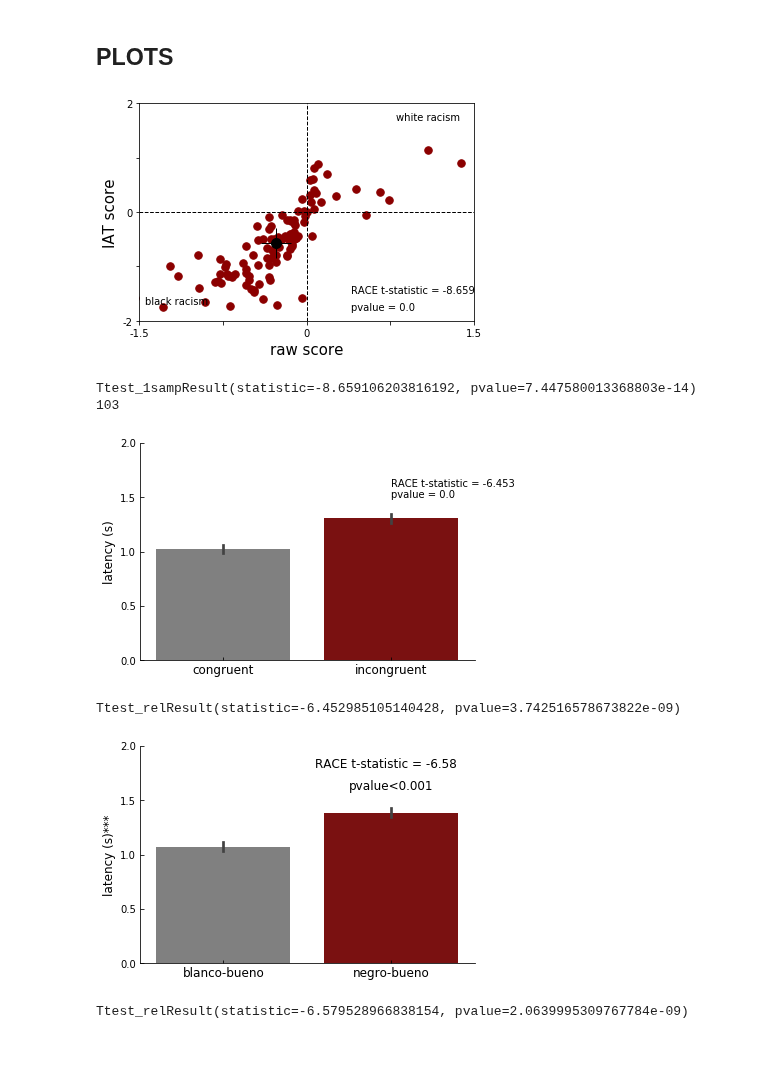
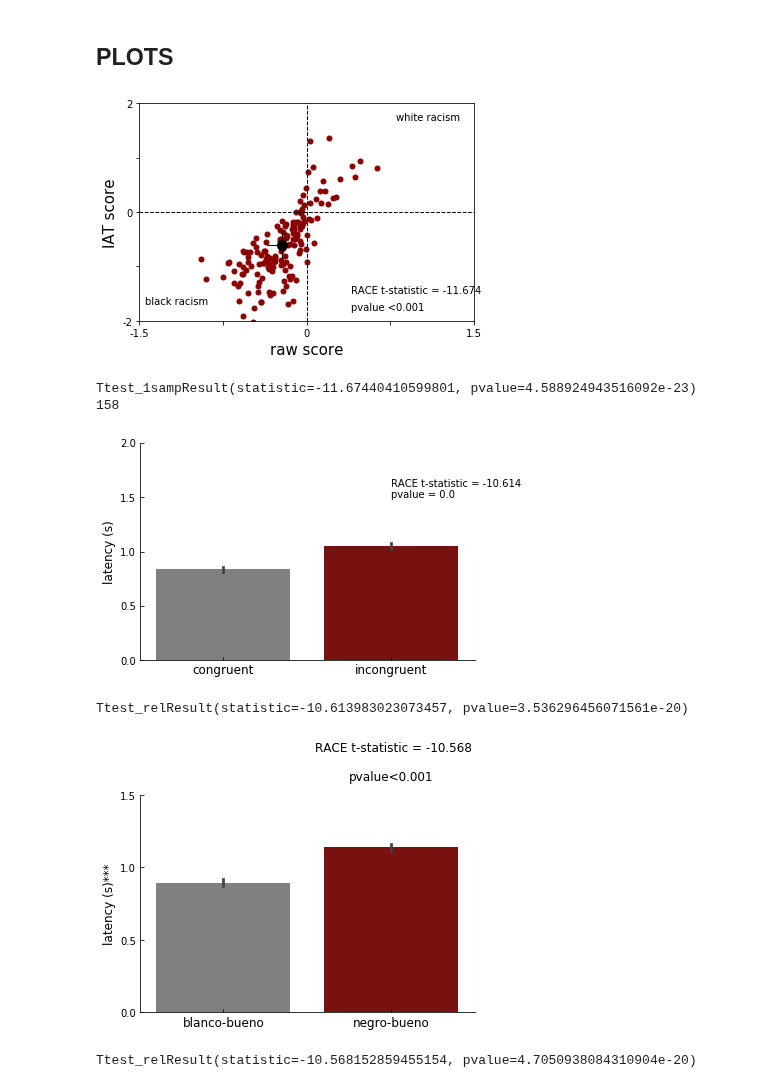
Before and after one commit to davidbestue/OpenBrains, a Jupyter notebook: IAT/analysis_corrected.ipynb, the cells around one changed output. Drawn from its saved outputs; the diff is of its cells as text; code cells hidden in the pictures; blank space fills up the shorter version.

```diff
--- a/IAT/analysis_corrected.ipynb
+++ b/IAT/analysis_corrected.ipynb
@@ -12,7 +12,11 @@ import csv
 #path_folder = 'C:\\Users\\David\\Desktop\\OpenBrains\\juncar_all'
 #path_folder = 'C:\\Users\\David\\Desktop\\OpenBrains\\guinardo_all'
 #path_folder = 'C:\\Users\\David\\Desktop\\OpenBrains\\guinardo_all2'
-path_folder = 'C:\\Users\\David\\Desktop\\OpenBrains\\coles'
+#path_folder = 'C:\\Users\\David\\Desktop\\OpenBrains\\coles'
+path_folder = 'C:\\Users\\David\\Desktop\\OpenBrains\\Pias_sc'
+#path_folder = 'C:\\Users\\David\\Desktop\\OpenBrains\\Pias_sc_3D'
+
+
 path_summary_file ='C:\\Users\\David\\Desktop\\OpenBrains\\'
 # %%
 ### Functions
@@ -196,7 +201,7 @@ for key in dat:
 plt.figure()
 
 for i in range(len(RAWrace)):
-    plt.plot(RAWrace[i], IATrace[i], marker='.', markersize=15, color='darkred' )
+    plt.plot(RAWrace[i], IATrace[i], marker='.', markersize=10, color='darkred' )
 
 
 #plt.xlim([-0.5,0.5])
@@ -223,7 +228,8 @@ stats1 = stats.ttest_1samp(IATrace, 0)
 # plt.text( 0.1, -1.5, 'RACE t-statistic = ' + str(np.round(stats[0], 3)), fontsize=10 )
 # plt.text( 0.1, -1.8, 'pvalue = ' + str(np.round(stats[1], 3)), fontsize=10 )
 plt.text( 0.4, -1.5, 'RACE t-statistic = ' + str(np.round(stats1[0], 3)), fontsize=10 )
-plt.text( 0.4, -1.8, 'pvalue = ' + str(np.round(stats1[1], 3)), fontsize=10 )
+#plt.text( 0.4, -1.8, 'pvalue = ' + str(np.round(stats1[1], 3)), fontsize=10 )
+plt.text( 0.4, -1.8, 'pvalue <0.001', fontsize=10 )
 
 
 # plt.text( 0.3, 1.7, 'white racism' , fontsize=10 )
@@ -243,9 +249,9 @@ plt.show(block=False)
 print(stats1)
 print(len(IATrace))
 # %% [output]
-[figure, old version]
+[figure, new version]
-Ttest_1sampResult(statistic=-8.659106203816192, pvalue=7.447580013368803e-14)
-103
+Ttest_1sampResult(statistic=-11.67440410599801, pvalue=4.588924943516092e-23)
+158
 # %%
 ########### REACTION TIMES
 
@@ -282,30 +288,30 @@ plt.text( 1, 1.5, 'pvalue = ' + str(np.round(stats2[1], 3)), fontsize=10 )
 plt.show(block=False)
 print(stats2)
 # %% [output]
-[figure, old version]
+[figure, new version]
-Ttest_relResult(statistic=-6.452985105140428, pvalue=3.742516578673822e-09)
+Ttest_relResult(statistic=-10.613983023073457, pvalue=3.536296456071561e-20)
 # %%
 
 plt.figure()
 sns.barplot(x='condition', y='reaction time adj', palette=['grey', 'darkred'], ci=68, estimator=np.mean, data=reaction_time)
 plt.gca().spines['right'].set_visible(False)  # aesthetics                                                                              # remove right spines
 plt.gca().spines['top'].set_visible(False)                                                                                  # remove top spines
 plt.gca().get_xaxis().tick_bottom()
 plt.gca().get_yaxis().tick_left()
 plt.gca().tick_params(direction='in') #direction
-plt.ylim(0,2)
-plt.yticks([0,0.5,1,1.5,2])
+plt.ylim(0,1.5)
+plt.yticks([0,0.5,1,1.5])
 plt.ylabel('latency (s)***', fontsize=12)
 plt.xlabel('')
 plt.xticks([0,1], ['blanco-bueno', 'negro-bueno'], fontsize=12)
 stats3 = scipy.stats.ttest_rel(c_adj, i_adj)
 plt.text( 0.55, 1.8, 'RACE t-statistic = ' + str(np.round(stats3[0], 3)), fontsize=12 )
 #plt.text( 0.5, 1.5, 'pvalue = ' + str(np.round(stats3[1], 3)), fontsize=10 )
 plt.text( 0.75, 1.6, 'pvalue<0.001', fontsize=12)
-#plt.savefig('biblios.png', transparent=True)
+plt.savefig('biblios.png', transparent=True)
 plt.show(block=False)
 
 print(stats3)
 # %% [output]
-[figure, old version]
+[figure, new version]
-Ttest_relResult(statistic=-6.579528966838154, pvalue=2.0639995309767784e-09)
+Ttest_relResult(statistic=-10.568152859455154, pvalue=4.7050938084310904e-20)
```
Also changed, not shown: parts of 3 cells of this notebook, 2 other files.
